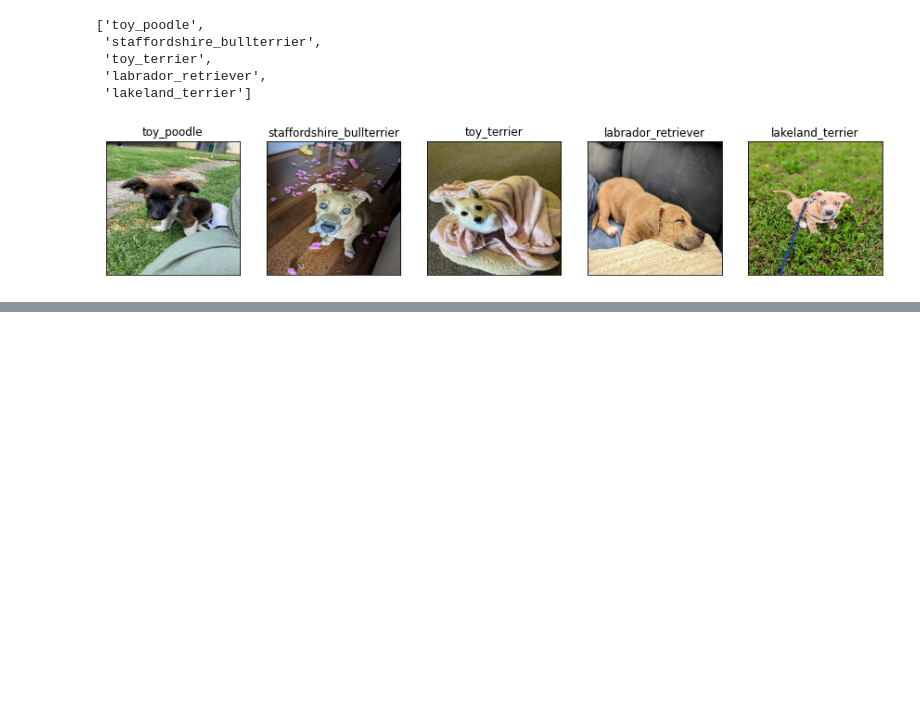
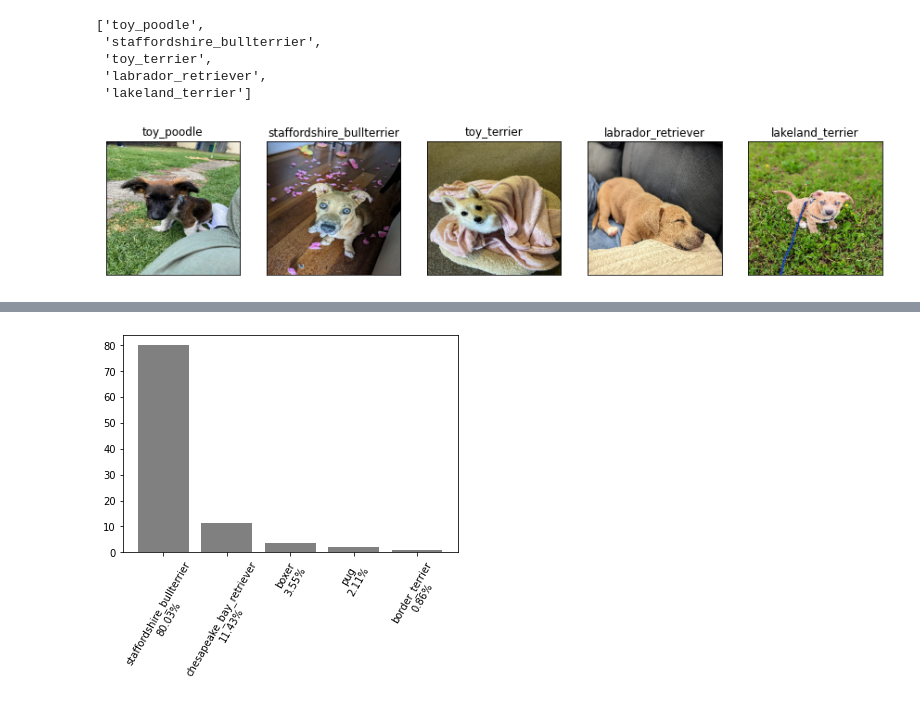
Before and after one commit to pcsmomo/data-science-ml-andrei, a Jupyter notebook: 14-prj-neural-networks-tensorflow/07-full-test-own-data.ipynb, the cells around one changed output, grey strips where cells are left out. Drawn from its saved outputs; the diff is of its cells as text; code cells hidden in the pictures; blank space fills up the shorter version.

```diff
--- a/14-prj-neural-networks-tensorflow/07-full-test-own-data.ipynb
+++ b/14-prj-neural-networks-tensorflow/07-full-test-own-data.ipynb
@@ -391,0 +475,4 @@ for i, image in enumerate(custom_images):
+# %%
+plot_pred_conf_custom(prediction_probabilities=custom_preds)
+# %% [output]
+[figure, added]
```
Also changed, not shown: parts of 7 cells of this notebook.
